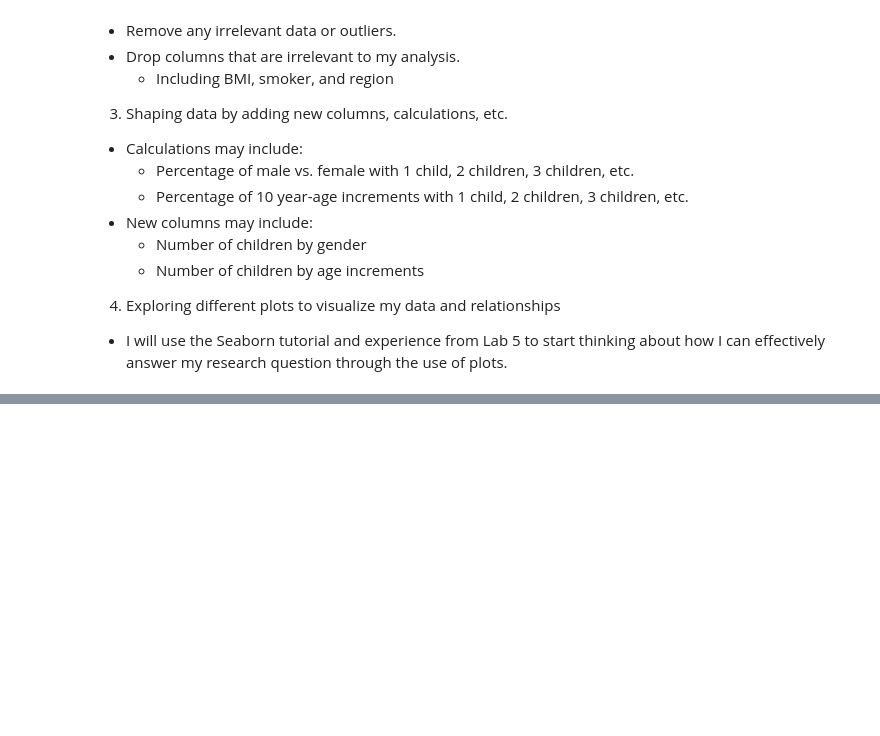
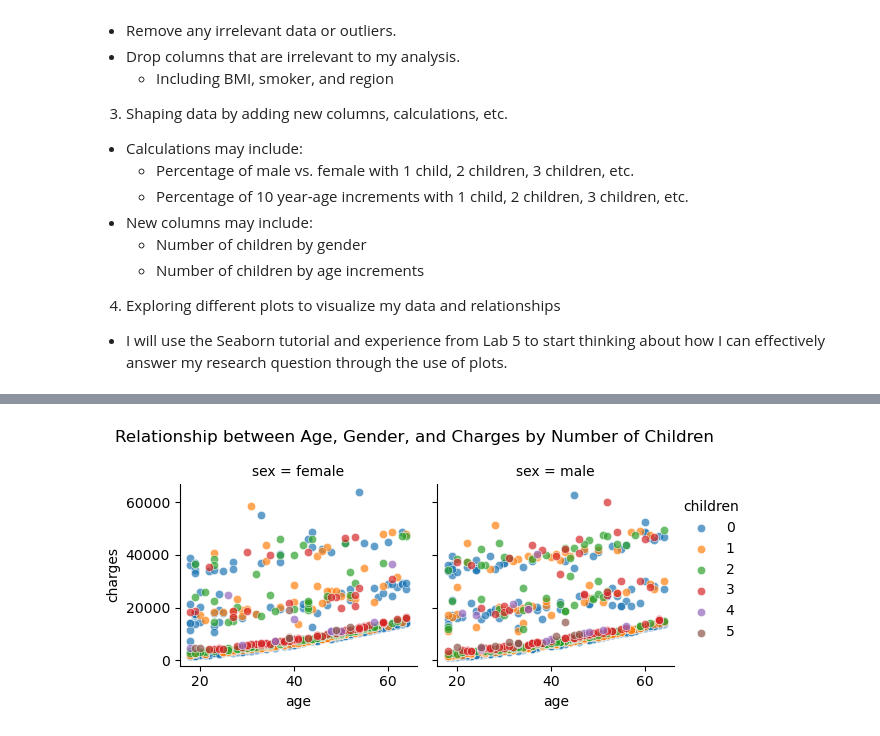
Before and after one commit to ubco-W2022T2-data301/project-group-group25, a Jupyter notebook: analysis/analysis3.ipynb, the cells around one changed output, grey strips where cells are left out. Cells and saved outputs as stored; diff of their text form; code cells hidden in the pictures; blank space fills up the shorter version.

```diff
--- a/analysis/analysis3.ipynb
+++ b/analysis/analysis3.ipynb
@@ -27,0 +83,8 @@ I plan to examine the relationship between number of children and insurance char
+# %%
+fgrid_sex = sns.FacetGrid(data=df, col="sex", hue="children")
+fgrid_sex.map(sns.scatterplot, "age" ,"charges", alpha=.7)
+fgrid_sex.add_legend()
+fgrid_sex.fig.suptitle("Relationship between Age, Gender, and Charges by Number of Children")
+fgrid_sex.fig.subplots_adjust(top=0.80)
+# %% [output]
+[figure, added]
```
Also changed, not shown: parts of 12 cells of this notebook, 4 other files.
